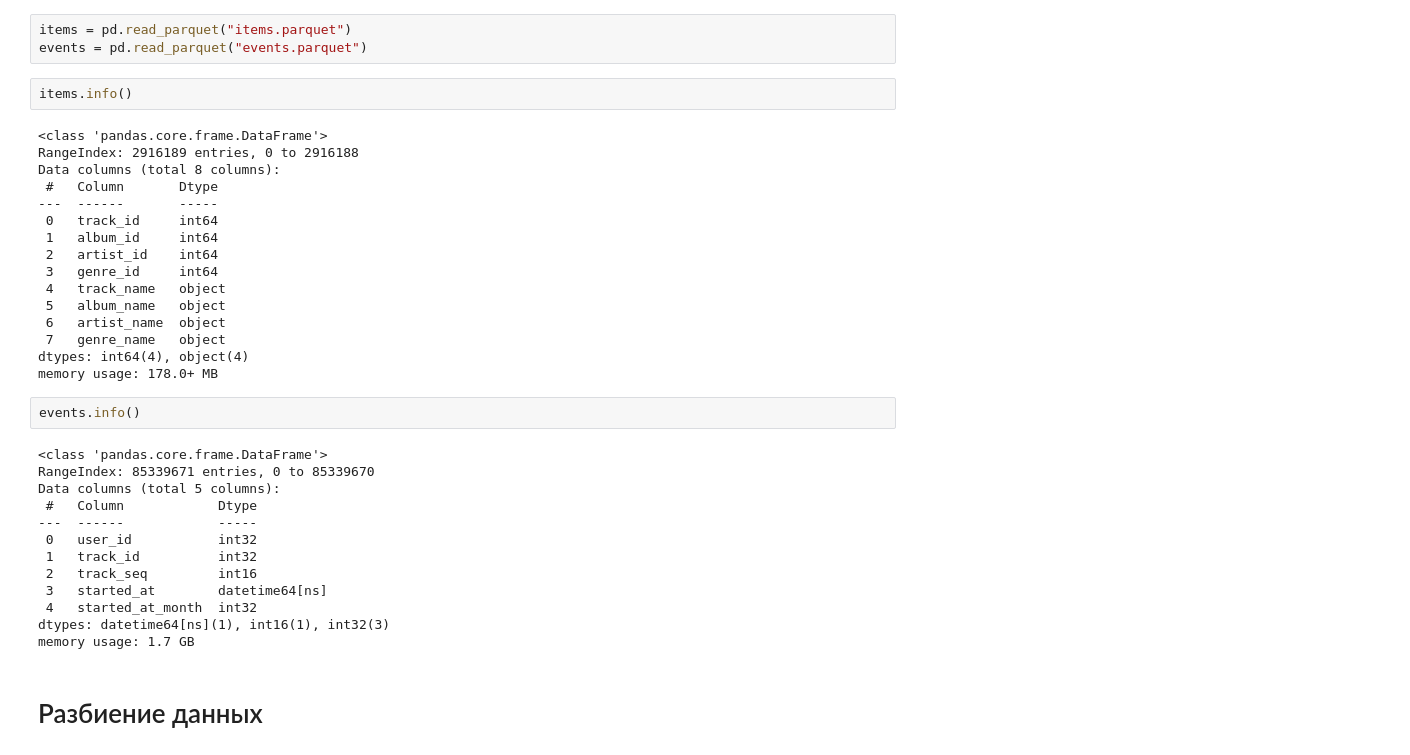
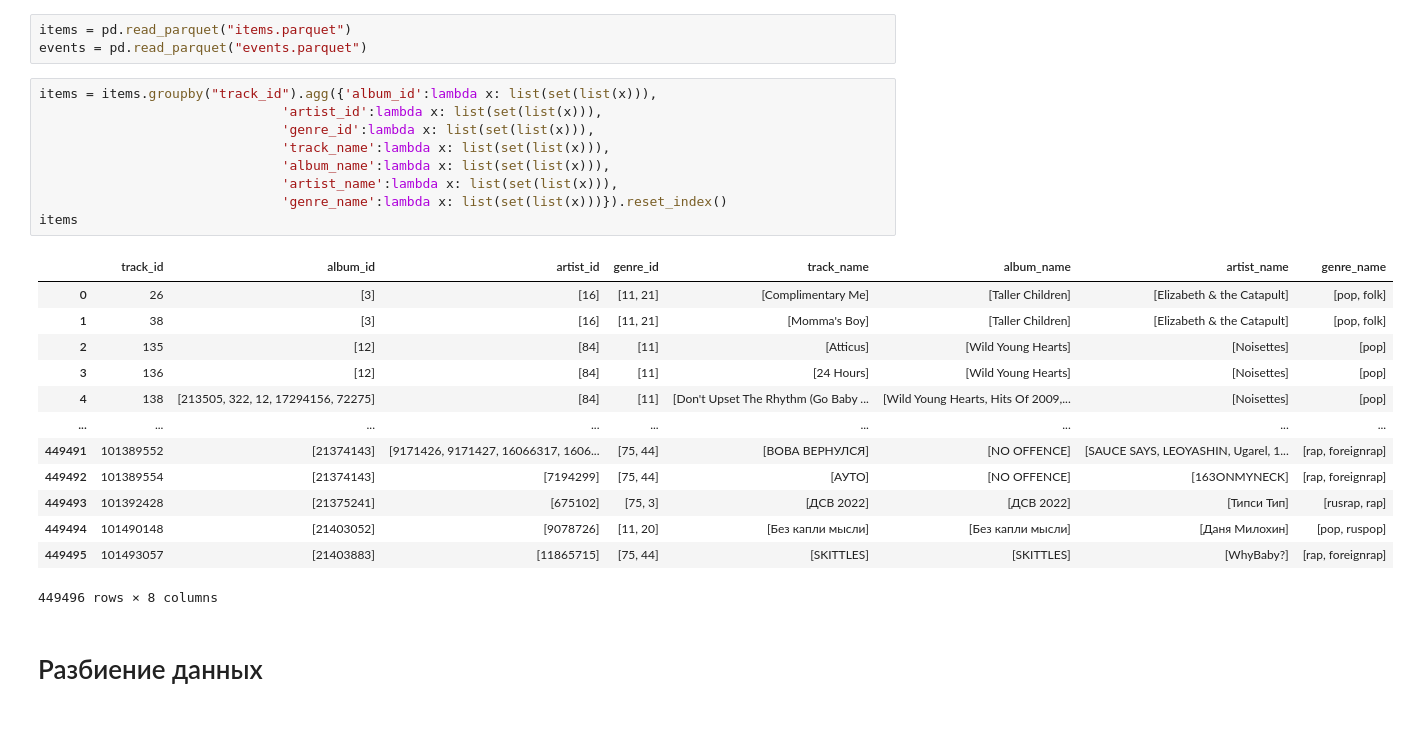
Before and after one commit to marsel171/mle-project-sprint-4, a Jupyter notebook: recommendations.ipynb, the cells around one changed output. Drawn from its saved outputs; the diff is of its cells as text; blank space fills up the shorter version.

```diff
--- a/recommendations.ipynb
+++ b/recommendations.ipynb
@@ -993,39 +993,29 @@ import pandas as pd
 # %%
 items = pd.read_parquet("items.parquet")
 events = pd.read_parquet("events.parquet")
-# %%
-items.info()
-# %% [output]
-<class 'pandas.core.frame.DataFrame'>
-RangeIndex: 2916189 entries, 0 to 2916188
-Data columns (total 8 columns):
- #   Column       Dtype
----  ------       -----
- 0   track_id     int64
- 1   album_id     int64
- 2   artist_id    int64
- 3   genre_id     int64
- 4   track_name   object
- 5   album_name   object
- 6   artist_name  object
- 7   genre_name   object
-dtypes: int64(4), object(4)
-memory usage: 178.0+ MB
-# %%
-events.info()
-# %% [output]
-<class 'pandas.core.frame.DataFrame'>
-RangeIndex: 85339671 entries, 0 to 85339670
-Data columns (total 5 columns):
- #   Column            Dtype
----  ------            -----
- 0   user_id           int32
- 1   track_id          int32
- 2   track_seq         int16
- 3   started_at        datetime64[ns]
- 4   started_at_month  int32
-dtypes: datetime64[ns](1), int16(1), int32(3)
-memory usage: 1.7 GB
+# %%
+items = items.groupby("track_id").agg({'album_id':lambda x: list(set(list(x))),
+                               'artist_id':lambda x: list(set(list(x))),
+                               'genre_id':lambda x: list(set(list(x))),
+                               'track_name':lambda x: list(set(list(x))),
+                               'album_name':lambda x: list(set(list(x))),
+                               'artist_name':lambda x: list(set(list(x))),
+                               'genre_name':lambda x: list(set(list(x)))}).reset_index()
+items
+# %% [output]
+|  | track_id | album_id | artist_id | genre_id | track_name | album_name | artist_name | genre_name |
+| 0 | 26 | [3] | [16] | [11, 21] | [Complimentary Me] | [Taller Children] | [Elizabeth & the Catapult] | [pop, folk] |
+| 1 | 38 | [3] | [16] | [11, 21] | [Momma's Boy] | [Taller Children] | [Elizabeth & the Catapult] | [pop, folk] |
+| 2 | 135 | [12] | [84] | [11] | [Atticus] | [Wild Young Hearts] | [Noisettes] | [pop] |
+| 3 | 136 | [12] | [84] | [11] | [24 Hours] | [Wild Young Hearts] | [Noisettes] | [pop] |
+| 4 | 138 | [213505, 322, 12, 17294156, 72275] | [84] | [11] | [Don't Upset The Rhythm (Go Baby ... | [Wild Young Hearts, Hits Of 2009,... | [Noisettes] | [pop] |
+| ... | ... | ... | ... | ... | ... | ... | ... | ... |
+| 449491 | 101389552 | [21374143] | [9171426, 9171427, 16066317, 1606... | [75, 44] | [ВОВА ВЕРНУЛСЯ] | [NO OFFENCE] | [SAUCE SAYS, LEOYASHIN, Ugarel, 1... | [rap, foreignrap] |
+| 449492 | 101389554 | [21374143] | [7194299] | [75, 44] | [АУТО] | [NO OFFENCE] | [163ONMYNECK] | [rap, foreignrap] |
+| 449493 | 101392428 | [21375241] | [675102] | [75, 3] | [ДСВ 2022] | [ДСВ 2022] | [Типси Тип] | [rusrap, rap] |
+| 449494 | 101490148 | [21403052] | [9078726] | [11, 20] | [Без капли мысли] | [Без капли мысли] | [Даня Милохин] | [pop, ruspop] |
+| 449495 | 101493057 | [21403883] | [11865715] | [75, 44] | [SKITTLES] | [SKITTLES] | [WhyBaby?] | [rap, foreignrap] |
+449496 rows × 8 columns
 # %% [markdown]
 # Разбиение данных
 # %% [markdown]
```
Also changed, not shown: parts of 9 cells of this notebook.
